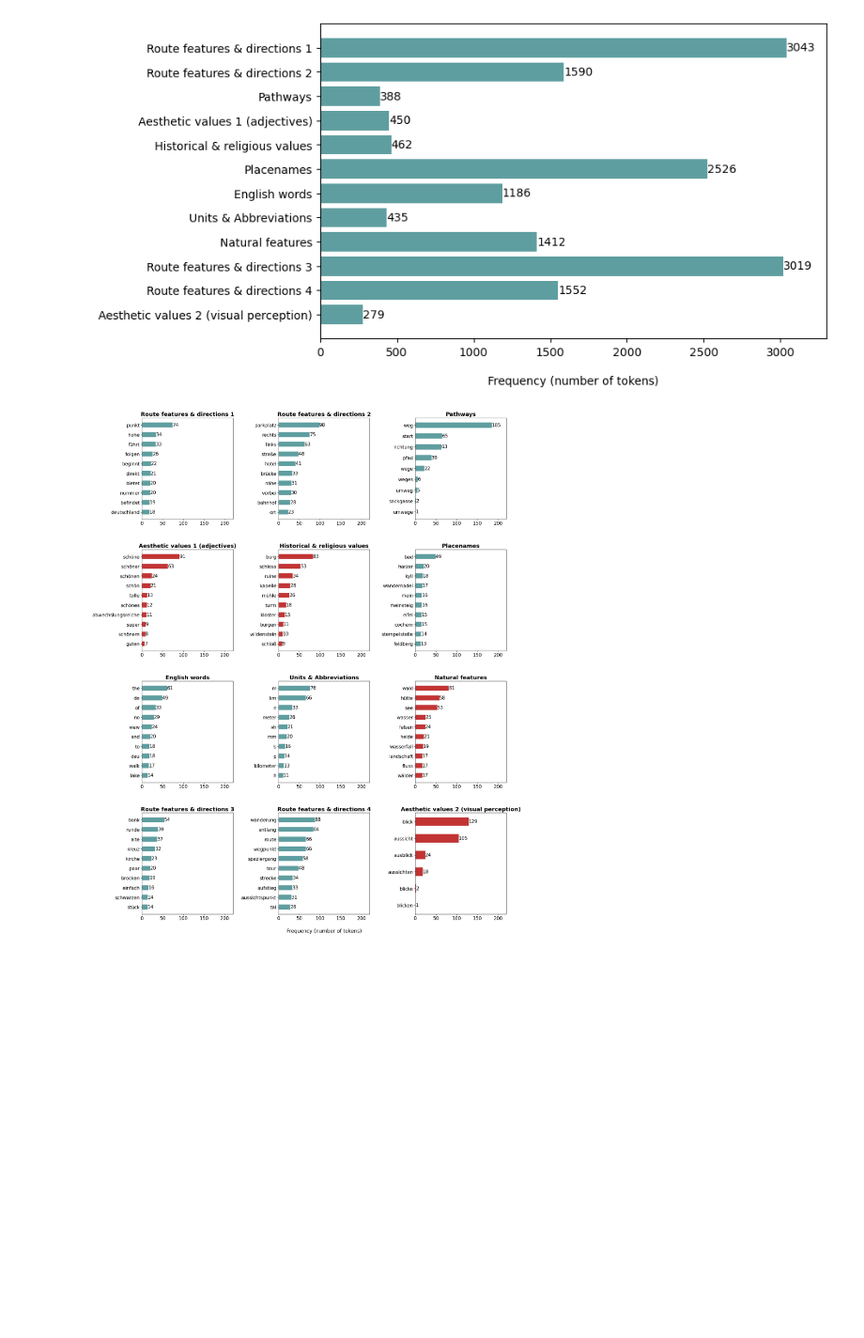
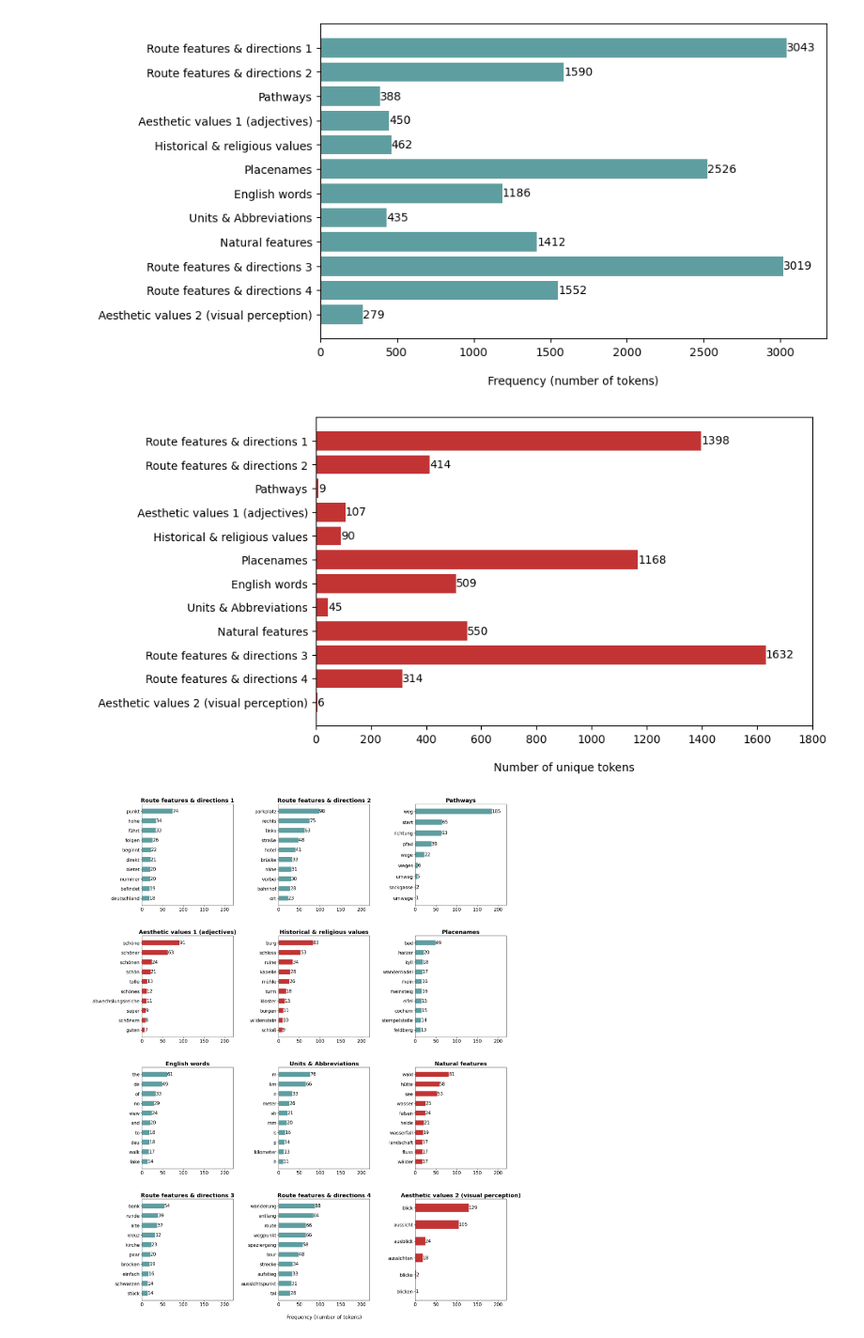
Before and after one commit to n-mo92/nm_forest_thesis, a Jupyter notebook: rq2_step2_text_analysis.ipynb, the cells around one changed output. Shown at 94% size. Cells and saved outputs as stored; diff of their text form; code cells hidden in the pictures; blank space fills up the shorter version.

```diff
--- a/rq2_step2_text_analysis.ipynb
+++ b/rq2_step2_text_analysis.ipynb
@@ -868,6 +870,63 @@ clus13_top10_df = top10_tokens(clus13)
 
 # Check
 #clus5_top10_df
+# %%
+# STEP 6.4: CLUSTER MEMBERSHIP - UNIQUE FREQ
+# A quick interuption to use counter objects to also look at the unique tokens per cluster
+
+# Create a function which extracts the ALL the tokens and counts per cluster
+def all_token_freqs(counter_obj):
+    all_tokens_df = pd.DataFrame.from_records(counter_obj.most_common(), columns=['token','count'])
+    return all_tokens_df
+
+# Run the function for each cluster (using counter objects)
+# THESE DFS ARE ALSO USEFUL TO LOOK AT ALL THE TOKENS IN A CLUSTER
+clus0_all_df = all_token_freqs(clus0)
+clus1_all_df = all_token_freqs(clus1)
+clus2_all_df = all_token_freqs(clus2)
+clus3_all_df = all_token_freqs(clus3)
+clus4_all_df = all_token_freqs(clus4)
+clus5_all_df = all_token_freqs(clus5)
+clus6_all_df = all_token_freqs(clus6)
+clus7_all_df = all_token_freqs(clus7)
+clus8_all_df = all_token_freqs(clus8)
+clus9_all_df = all_token_freqs(clus9)
+clus10_all_df = all_token_freqs(clus10)
+clus11_all_df = all_token_freqs(clus11)
+
+# Create df for storing total number of UNIQUE tokens for each cluster
+cluster_counts_unq_df = pd.DataFrame()
+
+# Create column for the cluster name (use titles created for word clouds)
+cluster_counts_unq_df["cluster_name"] = all_titles
+
+# Create a column for the count of the unique tokens in each cluster
+cluster_counts_unq_df["unq_token_count"] = [len(clus0_all_df), len(clus1_all_df), len(clus2_all_df),
+                                            len(clus3_all_df), len(clus4_all_df), len(clus5_all_df),
+                                            len(clus6_all_df), len(clus7_all_df), len(clus8_all_df),
+                                            len(clus9_all_df), len(clus10_all_df), len(clus11_all_df)
+                                            ]
+# Set up fig and ax
+fig, ax = plt.subplots(figsize=(8,5))
+
+# Set up horizontal bar chart
+bar_chart = ax.barh(cluster_counts_unq_df["cluster_name"],
+                    cluster_counts_unq_df["unq_token_count"],
+                    color = "#C23434")
+
+# Customise yaxis order, set up labels and extend xlim to fit value labels
+ax.invert_yaxis()
+ax.set_xlabel('Number of unique tokens', labelpad=15)
+ax.bar_label(bar_chart)
+ax.set_xlim(right=1800)
+
+# Save the figure (this needs to go before plt.show otherwise saved output is blank)
+plt.savefig('./outputs/figures/rq2_cluster_counts_unique.png', bbox_inches='tight')
+
+# Show plot
+plt.show()
+# %% [output]
+[figure, added]
 # %%
 # STEP 6.4: CLUSTER MEMBERSHIP - TOKEN COMPARISON
 # Create horizontal bar charts for individual token counts per cluster for each class
```
Also changed, not shown: parts of 5 cells of this notebook.
